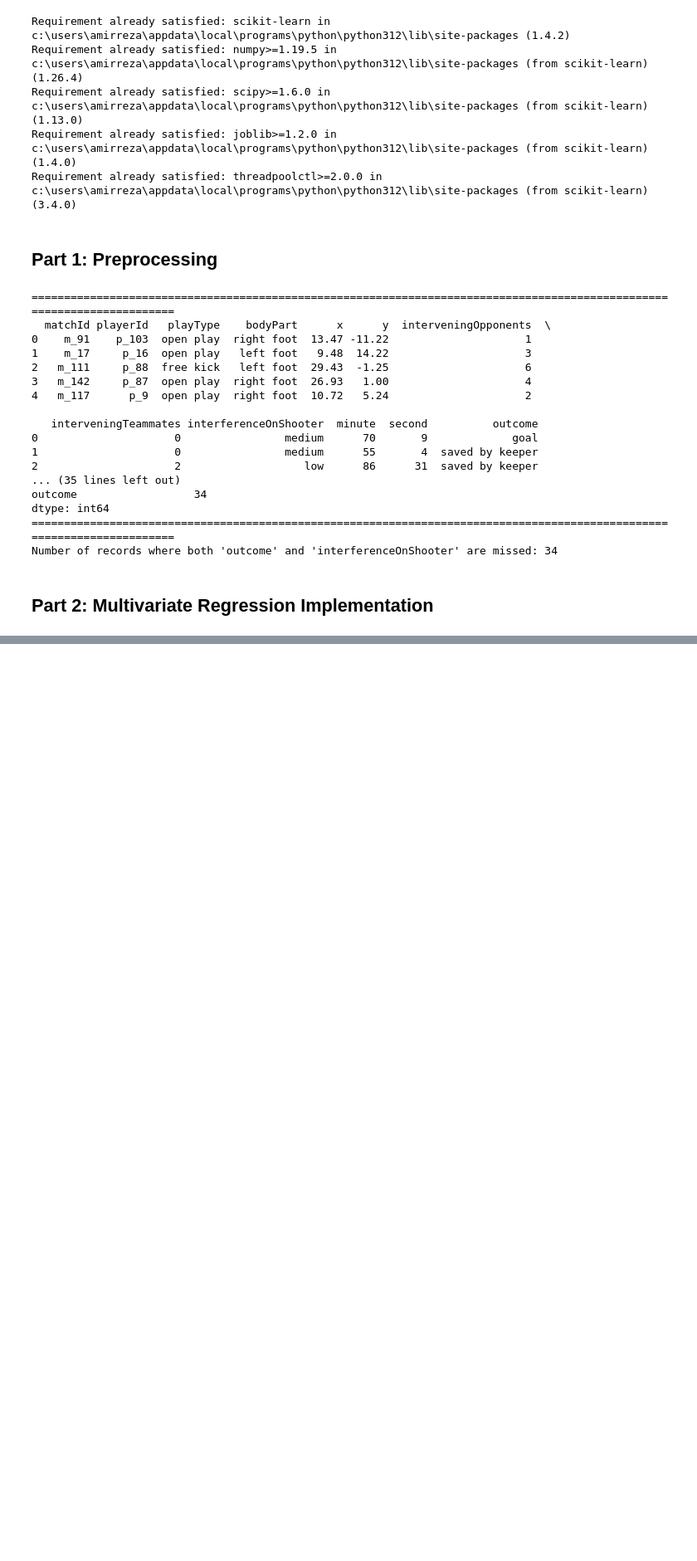
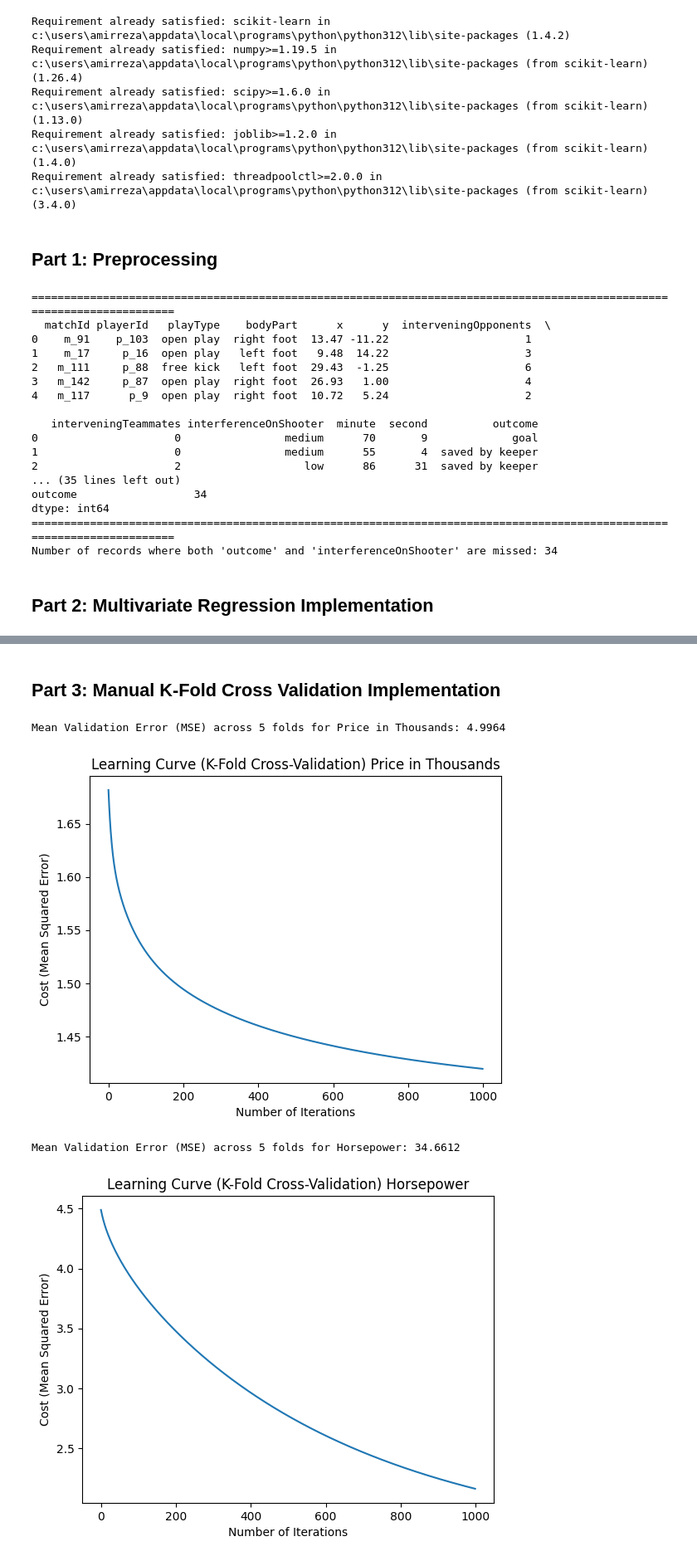
Before and after one commit to amirZZZkiller/DS-Course-Projects, a Jupyter notebook: CA5/DS_CA5.ipynb, the cells around one changed output, grey strips where cells are left out. Shown: that part at 83% size. Saved outputs shown, nothing was run; the diff lists cells and outputs as text; code cells hidden in the pictures; blank space fills up the shorter version.

Commit message:
do task 3 (manual k-fold cross validation) & 4 (comparison) and edit task 2

```diff
--- a/CA5/DS_CA5.ipynb
+++ b/CA5/DS_CA5.ipynb
@@ -252,3 +265,59 @@ plot_learning_curves([model_price, model_horsepower],
 [figure]
 [figure]
 [figure]
+# %% [markdown]
+## Part 3: Manual K-Fold Cross Validation Implementation
+# %%
+# Manual K-Fold Cross Validation Implementation
+class ManualKFoldCrossValidation:
+    def __init__(self, model, n_splits=5):
+        self.model = model
+        self.n_splits = n_splits
+        self.fold_errors = []
+
+    def fit_and_validate(self, X, y, label):
+        kf = KFold(n_splits=self.n_splits, shuffle=True, random_state=28)
+
+        for train_index, val_index in kf.split(X):
+            X_train, X_val = X[train_index], X[val_index]
+            y_train, y_val = y[train_index], y[val_index]
+
+            self.model.fit(X_train, y_train)
+            y_pred = self.model.predict(X_val)
+            error = np.mean((y_val - y_pred) ** 2)
+            self.fold_errors.append(error)
+
+        self.mean_error = np.mean(self.fold_errors)
+        print(f"Mean Validation Error (MSE) across {self.n_splits} folds for {label}: {self.mean_error:.4f}")
+
+    def plot_learning_curve(self, X, y, label):
+        cost_histories = []
+        for train_index, val_index in KFold(n_splits=self.n_splits, shuffle=True, random_state=28).split(X):
+            X_train, X_val = X[train_index], X[val_index]
+            y_train, y_val = y[train_index], y[val_index]
+
+            _, cost_history = gradient_descent(X_train, y_train, self.model.weights, self.model.learning_rate, self.model.n_iters)
+            cost_histories.append(cost_history)
+
+        avg_cost_history = np.mean(cost_histories, axis=0)
+
+        plt.plot(range(self.model.n_iters), avg_cost_history)
+        plt.xlabel("Number of Iterations")
+        plt.ylabel("Cost (Mean Squared Error)")
+        plt.title(f"Learning Curve (K-Fold Cross-Validation) {label}")
+        plt.show()
+
+# Perform K-Fold Cross-Validation for Price in Thousands
+kf_cv_price = ManualKFoldCrossValidation(model_price, n_splits=5)
+kf_cv_price.fit_and_validate(X_train_price_normalized_with_bias, y_train_price, "Price in Thousands")
+kf_cv_price.plot_learning_curve(X_train_price_normalized_with_bias, y_train_price, "Price in Thousands")
+
+# Perform K-Fold Cross-Validation for Horsepower
+kf_cv_horsepower = ManualKFoldCrossValidation(model_horsepower, n_splits=5)
+kf_cv_horsepower.fit_and_validate(X_train_horsepower_normalized_with_bias, y_train_horsepower, "Horsepower")
+kf_cv_horsepower.plot_learning_curve(X_train_horsepower_normalized_with_bias, y_train_horsepower, "Horsepower")
+# %% [output]
+Mean Validation Error (MSE) across 5 folds for Price in Thousands: 4.9964
+[figure, added]
+Mean Validation Error (MSE) across 5 folds for Horsepower: 34.6612
+[figure, added]
```
Also changed, not shown: parts of 4 cells of this notebook.
